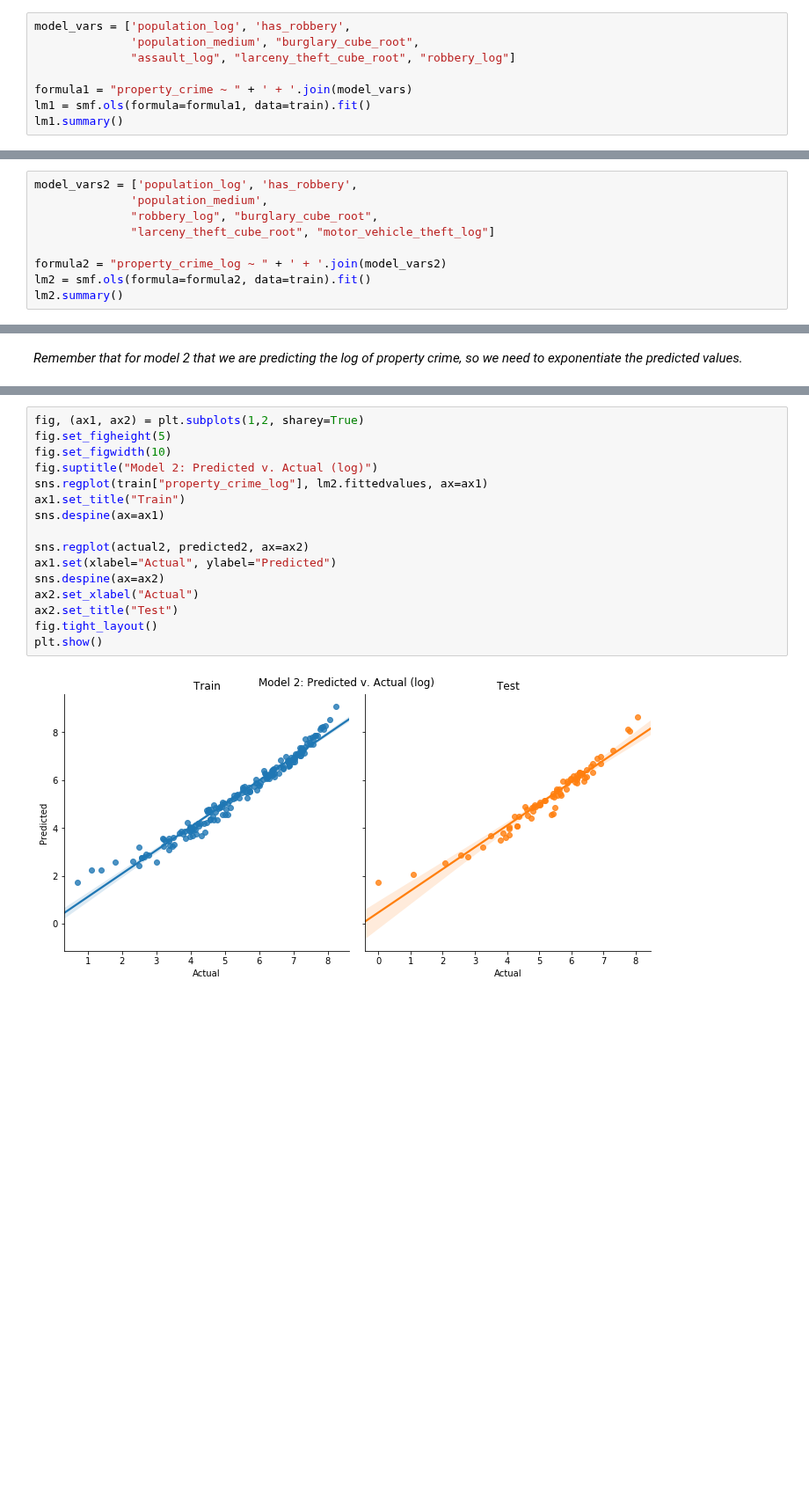
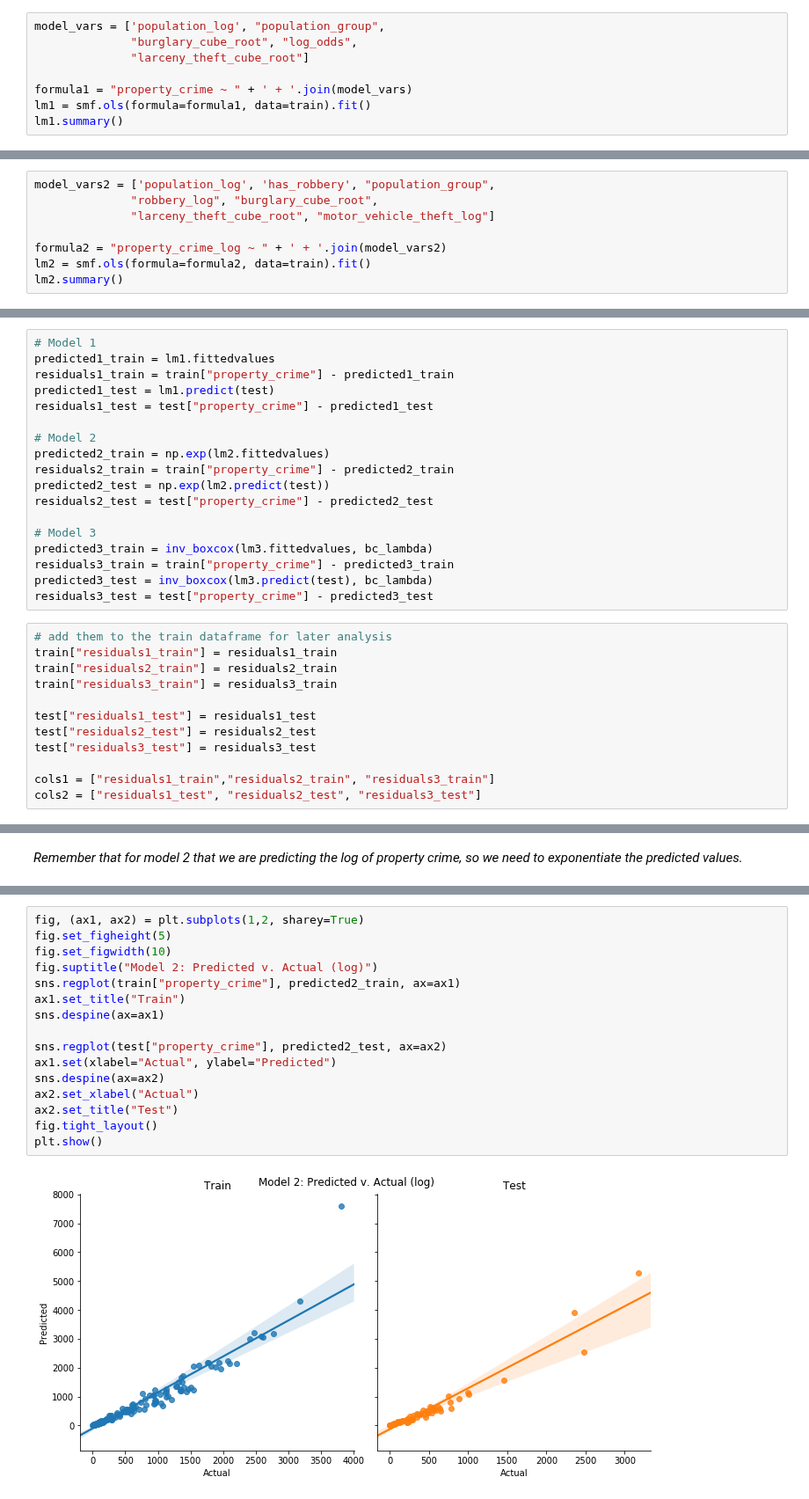
Before and after one commit to mkm29/DataScience, a Jupyter notebook: thinkful/unit/2/4/challenge_crime_regression.ipynb, the cells around one changed output, grey strips where cells are left out. Shown at 88% size. Cells and saved outputs as stored; diff of their text form; blank space fills up the shorter version.

Commit message:
Box-Cox model, added population groups and log odds.

```diff
--- a/thinkful/unit/2/4/challenge_crime_regression.ipynb
+++ b/thinkful/unit/2/4/challenge_crime_regression.ipynb
@@ -140,7 +160,7 @@ Test shape: (77, 27)
 # %%
-model_vars = ['population_log', 'has_robbery',
-              'population_medium', "burglary_cube_root",
-              "assault_log", "larceny_theft_cube_root", "robbery_log"]
+model_vars = ['population_log', "population_group",
+              "burglary_cube_root", "log_odds",
+              "larceny_theft_cube_root"]
 
 formula1 = "property_crime ~ " + ' + '.join(model_vars)
 lm1 = smf.ols(formula=formula1, data=train).fit()
@@ -150,6 +195,5 @@ NameError: name 'train' is not defined
 # %%
-model_vars2 = ['population_log', 'has_robbery',
-              'population_medium',
+model_vars2 = ['population_log', 'has_robbery', "population_group",
               "robbery_log", "burglary_cube_root",
               "larceny_theft_cube_root", "motor_vehicle_theft_log"]
 
@@ -214,0 +278,30 @@ RMSE: 206.0
+# %%
+# Model 1
+predicted1_train = lm1.fittedvalues
+residuals1_train = train["property_crime"] - predicted1_train
+predicted1_test = lm1.predict(test)
+residuals1_test = test["property_crime"] - predicted1_test
+
+# Model 2
+predicted2_train = np.exp(lm2.fittedvalues)
+residuals2_train = train["property_crime"] - predicted2_train
+predicted2_test = np.exp(lm2.predict(test))
+residuals2_test = test["property_crime"] - predicted2_test
+
+# Model 3
+predicted3_train = inv_boxcox(lm3.fittedvalues, bc_lambda)
+residuals3_train = train["property_crime"] - predicted3_train
+predicted3_test = inv_boxcox(lm3.predict(test), bc_lambda)
+residuals3_test = test["property_crime"] - predicted3_test
+# %%
+# add them to the train dataframe for later analysis
+train["residuals1_train"] = residuals1_train
+train["residuals2_train"] = residuals2_train
+train["residuals3_train"] = residuals3_train
+
+test["residuals1_test"] = residuals1_test
+test["residuals2_test"] = residuals2_test
+test["residuals3_test"] = residuals3_test
+
+cols1 = ["residuals1_train","residuals2_train", "residuals3_train"]
+cols2 = ["residuals1_test", "residuals2_test", "residuals3_test"]
@@ -263,18 +347,18 @@ RMSE: 1.4
 # %%
 fig, (ax1, ax2) = plt.subplots(1,2, sharey=True)
 fig.set_figheight(5)
 fig.set_figwidth(10)
 fig.suptitle("Model 2: Predicted v. Actual (log)")
-sns.regplot(train["property_crime_log"], lm2.fittedvalues, ax=ax1)
+sns.regplot(train["property_crime"], predicted2_train, ax=ax1)
 ax1.set_title("Train")
 sns.despine(ax=ax1)
 
-sns.regplot(actual2, predicted2, ax=ax2)
+sns.regplot(test["property_crime"], predicted2_test, ax=ax2)
 ax1.set(xlabel="Actual", ylabel="Predicted")
 sns.despine(ax=ax2)
 ax2.set_xlabel("Actual")
 ax2.set_title("Test")
 fig.tight_layout()
 plt.show()
 # %% [output]
-[figure, old version]
+[figure, new version]
```
Also changed, not shown: parts of 47 cells of this notebook.
